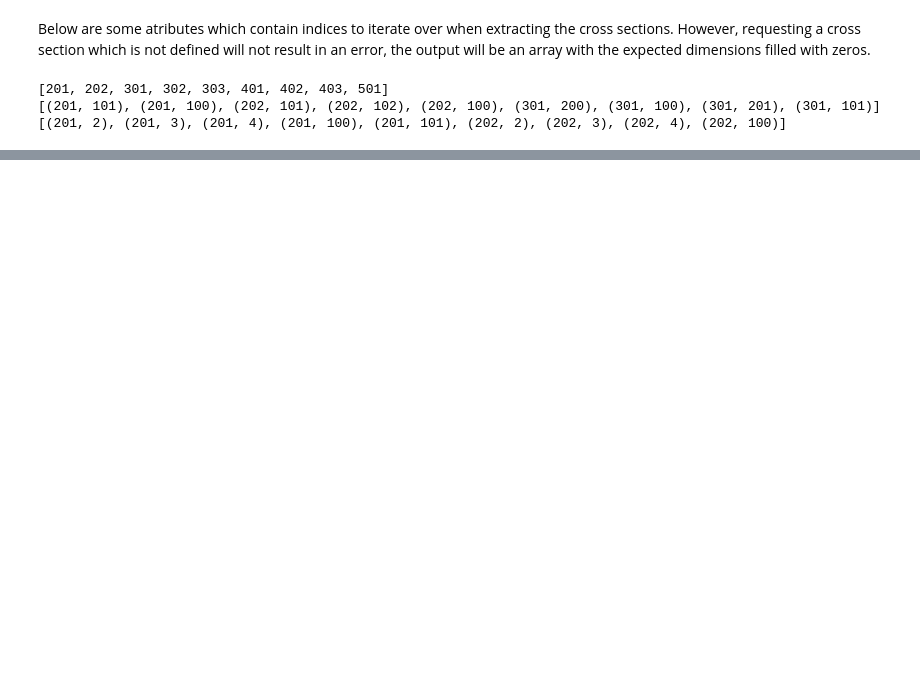
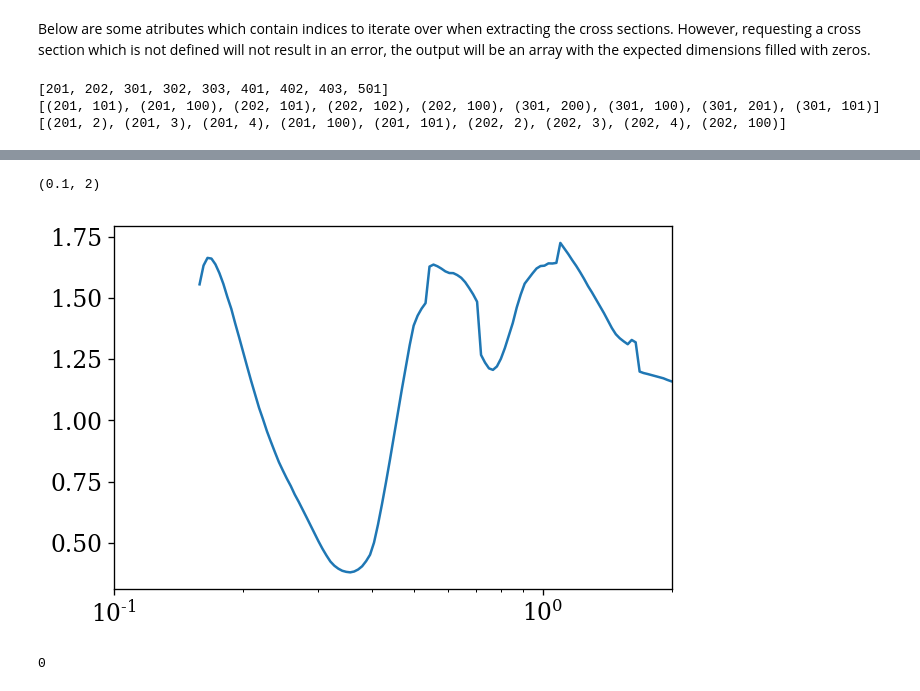
Before and after one commit to mohller/AstroPhoMes, a Jupyter notebook: examples/Howto_example.ipynb, the cells around one changed output, grey strips where cells are left out. Saved outputs shown, nothing was run; the diff lists cells and outputs as text; code cells hidden in the pictures; blank space fills up the shorter version.

```diff
--- a/examples/Howto_example.ipynb
+++ b/examples/Howto_example.ipynb
@@ -181,0 +200,16 @@ print em.incl_diff_idcs[:9]
+# %%
+e, cs2 = spm.cs_incl(1206, 2)
+e, cs4 = spm.cs_incl(1206, 4)
+plt.semilogx(e, cs2/cs4)
+# plt.loglog()
+
+plt.xlim([.1, 2])
+# %% [output]
+(0.1, 2)
+[figure, added]
+# %%
+rdm.multiplicity[2914, 101]
+
+rdm._incl_diff_tab[2914, 101]
+# %% [output]
+0
```
Also changed, not shown: parts of 7 cells of this notebook, 3 other files.
